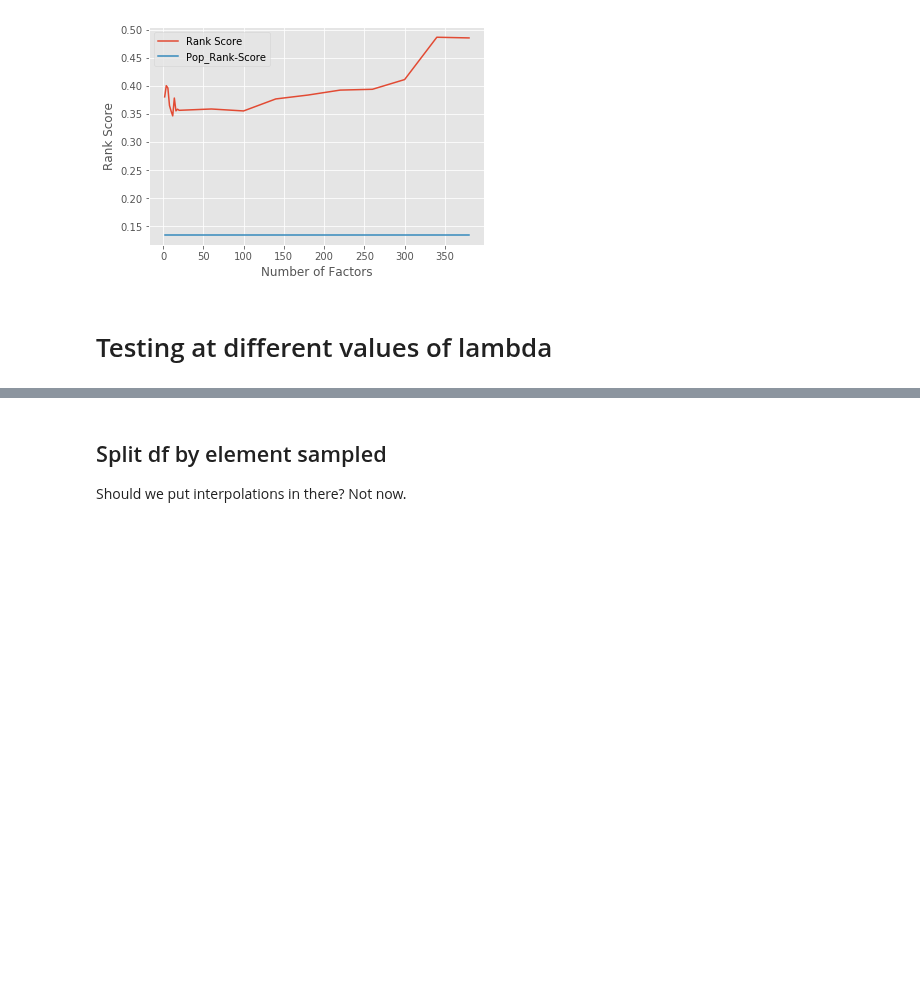
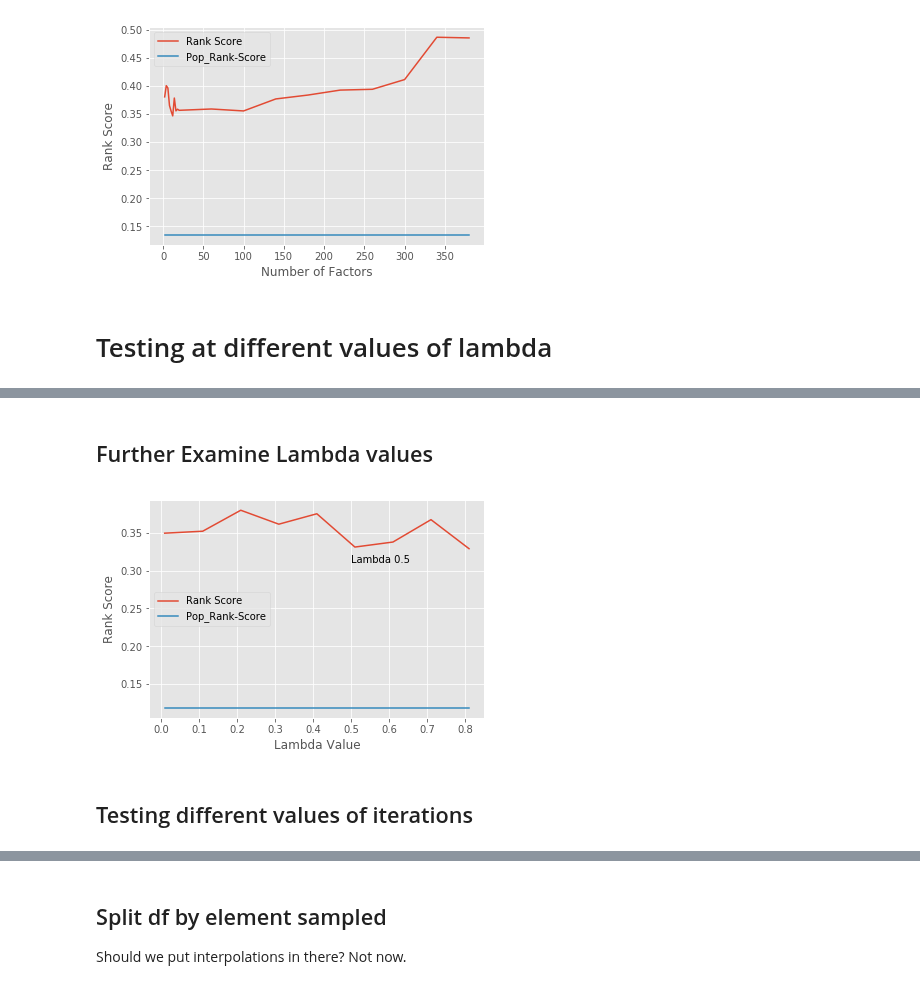
Before and after one commit to Jesse-Kerr/recordmender, a Jupyter notebook: model_understanding.ipynb, the cells around one changed output, grey strips where cells are left out. Cells and saved outputs as stored; diff of their text form; code cells hidden in the pictures; blank space fills up the shorter version.

```diff
--- a/model_understanding.ipynb
+++ b/model_understanding.ipynb
@@ -238,0 +239,2 @@ for regularization in regularizations:
+# %% [markdown]
+## Further Examine Lambda values
@@ -238,0 +253,12 @@ for regularization in regularizations:
+# %%
+fig, ax = plt.subplots()
+
+ax.plot(regularizations, [val[1] for val in vals], label = "Rank Score")
+ax.plot(regularizations, [val[2] for val in vals], label = "Pop_Rank-Score")
+ax.legend(loc = 'center left')
+ax.annotate(xy = (.5, .31), s = "Lambda 0.5")
+_ = ax.set(ylabel = "Rank Score", xlabel = "Lambda Value")
+# %% [output]
+[figure, added]
+# %% [markdown]
+## Testing different values of iterations
```
Also changed, not shown: parts of 36 cells of this notebook, 14 other files.
